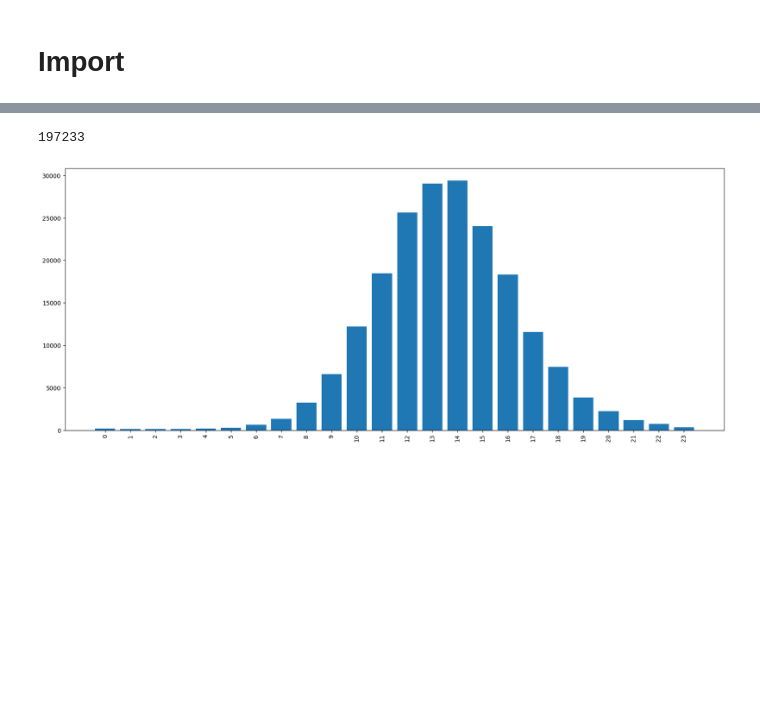
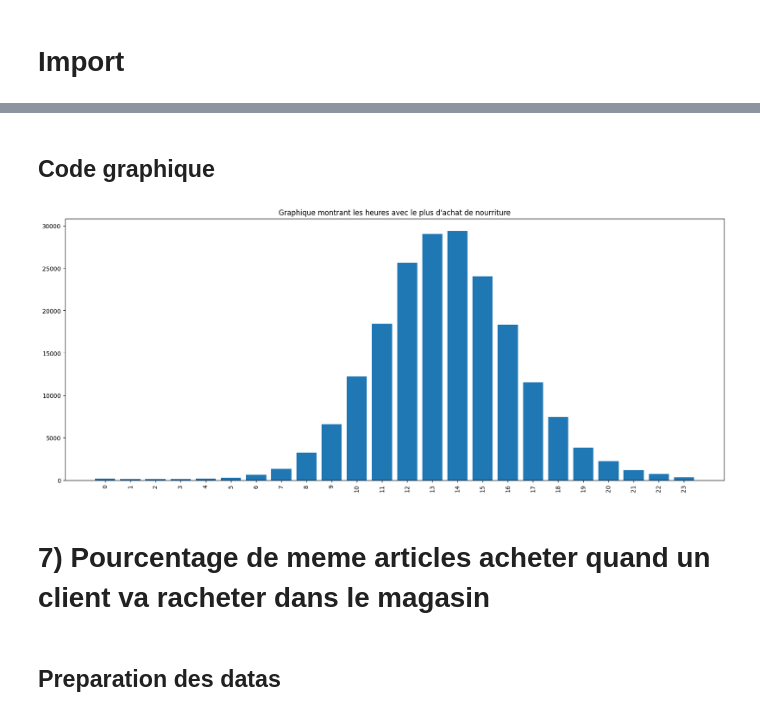
Before and after one commit to BastianHanart/NextBuy, a Jupyter notebook: notebook.ipynb, the cells around one changed output, grey strips where cells are left out. Cells and saved outputs as stored; diff of their text form; code cells hidden in the pictures; blank space fills up the shorter version.

```diff
--- a/notebook.ipynb
+++ b/notebook.ipynb
@@ -42,41 +104,41 @@ plt.show()
+# %% [markdown]
+## Code graphique
 # %%
-#Quel est l'horaire ou il y a le plus d'achat de nourriture
-
-
-# on va prendre suppriner les items qui ne sont pas de la nourriture.
-CSV_untouch = pd.read_csv('CSV_Cleaned.csv')
-
-# on defini les departement qui ne sont pas des aliments
-Bad_DEPARTEMENT = ['other', 'pets', 'personal care', 'house hold']
-CSV_untouch = CSV_untouch.drop(CSV_untouch[CSV_untouch.department.isin(Bad_DEPARTEMENT)].index)
-
-
-CSV_Clean = CSV_untouch.groupby(
-    ["user_id"]
-).agg(
-    {
-        "order_hour_of_day": "mean"
-    }
-)
-DF = round(CSV_Clean, 0)
 # print(len(DF))
+# on defini ici notre dictionnaire d'heure
 listeheure = {}
 
+# on passe dans toute les heures de notre journee pour chaque row, et on va ajouter + a la notre heure, exemple {14: 5}, cela veut dire que pour la valeur 14h, nous la'vions deja eu 5 fois, on va donc ajouter +1 si on retombe dessus
 for k in DF["order_hour_of_day"]:
     if k not in listeheure:
         listeheure[k] = 1
     else:
         listeheure[k] += 1
 
+# on defini nos x et y avec le dictionnaire
 x = listeheure.keys()
 y = listeheure.values()
+
+#on defini la taille du graph
 plt.figure(figsize=(20, 8))
 plt.bar(x, y)
+
+# on rotate les label x
 plt.tick_params(axis='x', labelrotation=90)
+
+# permnet de definir la zone des axes
 ax = plt.gca()
+
+# defini un range
 ax.set_xticks(range(0, 24, 1))
+plt.title("Graphique montrant les heures avec le plus d'achat de nourriture")
 
+# on save
+plt.savefig('Graphique_Img/Graph_+_buy_food')
 plt.show()
 # %% [output]
-197233
-[figure, old version]
+[figure, new version]
+# %% [markdown]
+# 7) Pourcentage de meme articles acheter quand un client va racheter dans le magasin
+# %% [markdown]
+## Preparation des datas
```
Also changed, not shown: parts of 16 cells of this notebook, 6 other files.
